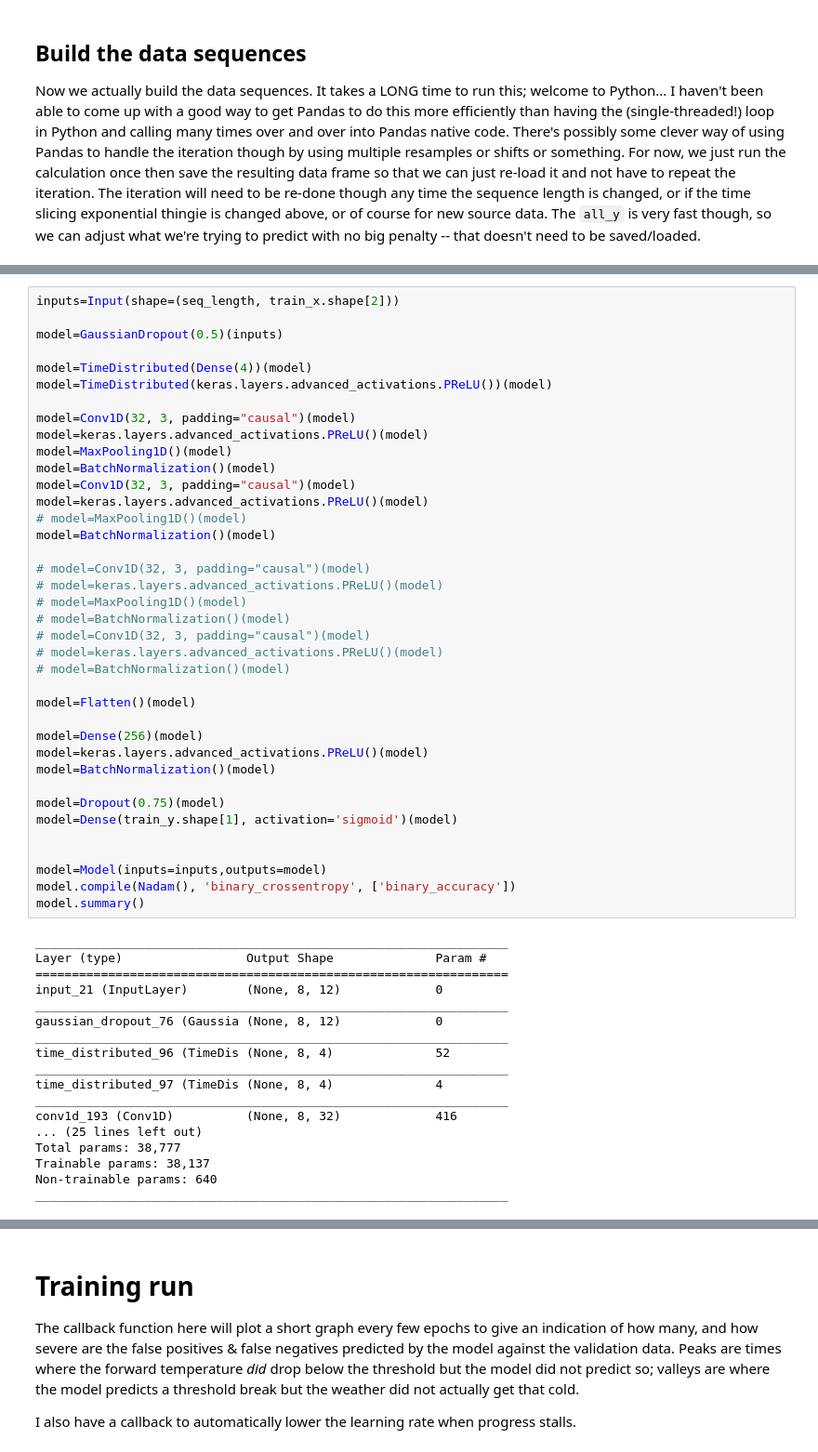
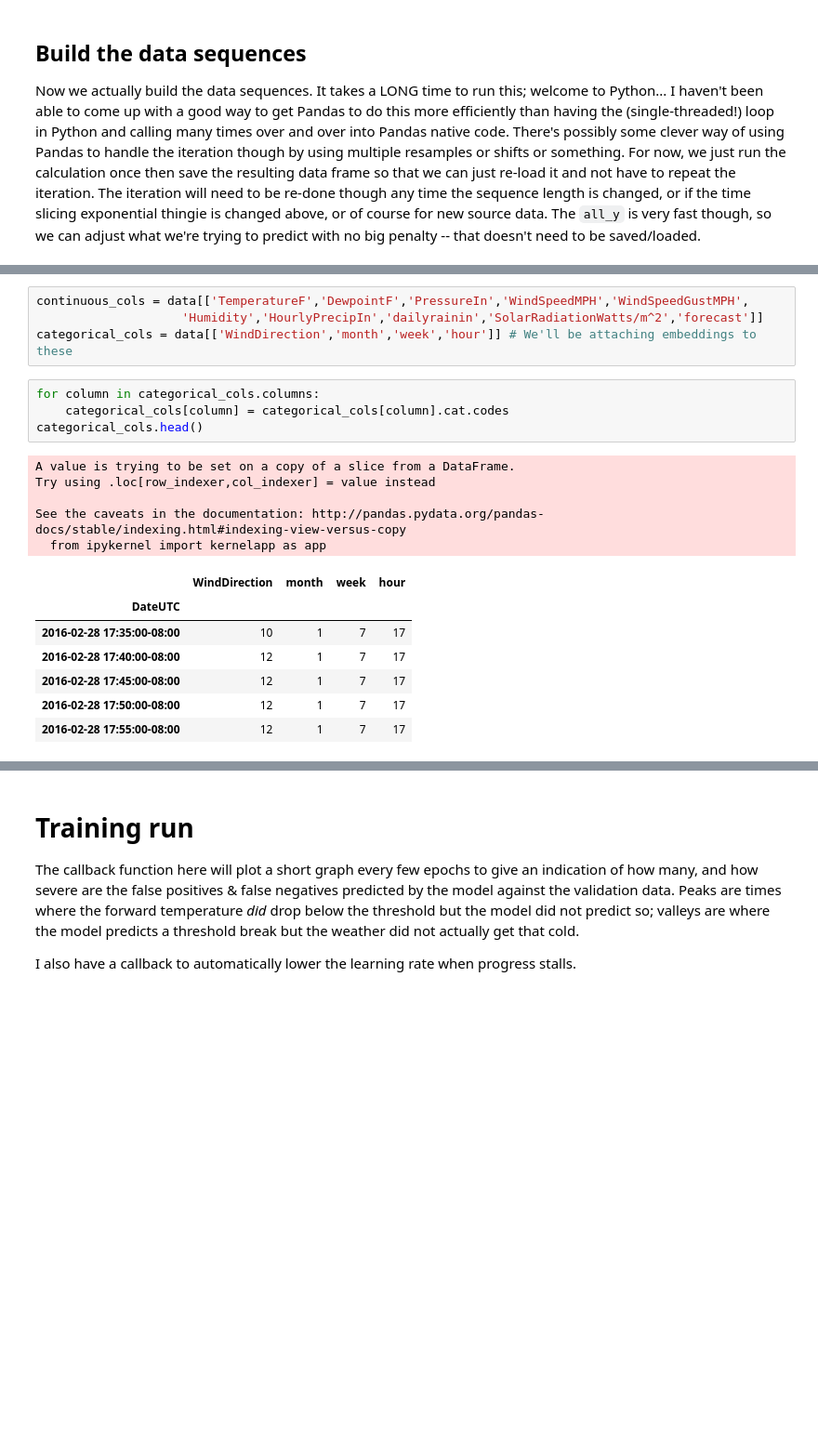
Before and after one commit to CienegaOrchards/Learning, a Jupyter notebook: Weather supplemental data.ipynb, the cells around one changed output, grey strips where cells are left out. Shown: that part at 93% size. Drawn from its saved outputs; the diff is of its cells as text; blank space fills up the shorter version.

```diff
--- a/Weather supplemental data.ipynb
+++ b/Weather supplemental data.ipynb
@@ -162,56 +86,21 @@ I'm going to use a CNN here, where I'm creating convolutions over the time dimen
-# %%
-inputs=Input(shape=(seq_length, train_x.shape[2]))
-
-model=GaussianDropout(0.5)(inputs)
-
-model=TimeDistributed(Dense(4))(model)
-model=TimeDistributed(keras.layers.advanced_activations.PReLU())(model)
-
-model=Conv1D(32, 3, padding="causal")(model)
-model=keras.layers.advanced_activations.PReLU()(model)
-model=MaxPooling1D()(model)
-model=BatchNormalization()(model)
-model=Conv1D(32, 3, padding="causal")(model)
-model=keras.layers.advanced_activations.PReLU()(model)
-# model=MaxPooling1D()(model)
-model=BatchNormalization()(model)
-
-# model=Conv1D(32, 3, padding="causal")(model)
-# model=keras.layers.advanced_activations.PReLU()(model)
-# model=MaxPooling1D()(model)
-# model=BatchNormalization()(model)
-# model=Conv1D(32, 3, padding="causal")(model)
-# model=keras.layers.advanced_activations.PReLU()(model)
-# model=BatchNormalization()(model)
-
-model=Flatten()(model)
-
-model=Dense(256)(model)
-model=keras.layers.advanced_activations.PReLU()(model)
-model=BatchNormalization()(model)
-
-model=Dropout(0.75)(model)
-model=Dense(train_y.shape[1], activation='sigmoid')(model)
-
-
-model=Model(inputs=inputs,outputs=model)
-model.compile(Nadam(), 'binary_crossentropy', ['binary_accuracy'])
-model.summary()
-# %% [output]
-_________________________________________________________________
-Layer (type)                 Output Shape              Param #
-=================================================================
-input_21 (InputLayer)        (None, 8, 12)             0
-_________________________________________________________________
-gaussian_dropout_76 (Gaussia (None, 8, 12)             0
-_________________________________________________________________
-time_distributed_96 (TimeDis (None, 8, 4)              52
-_________________________________________________________________
-time_distributed_97 (TimeDis (None, 8, 4)              4
-_________________________________________________________________
-conv1d_193 (Conv1D)          (None, 8, 32)             416
-... (25 lines left out)
-Total params: 38,777
-Trainable params: 38,137
-Non-trainable params: 640
-_________________________________________________________________
+# %%
+continuous_cols = data[['TemperatureF','DewpointF','PressureIn','WindSpeedMPH','WindSpeedGustMPH',
+                    'Humidity','HourlyPrecipIn','dailyrainin','SolarRadiationWatts/m^2','forecast']]
+categorical_cols = data[['WindDirection','month','week','hour']] # We'll be attaching embeddings to these
+# %%
+for column in categorical_cols.columns:
+    categorical_cols[column] = categorical_cols[column].cat.codes
+categorical_cols.head()
+# %% [output]
+A value is trying to be set on a copy of a slice from a DataFrame.
+Try using .loc[row_indexer,col_indexer] = value instead
+
+See the caveats in the documentation: http://pandas.pydata.org/pandas-docs/stable/indexing.html#indexing-view-versus-copy
+  from ipykernel import kernelapp as app
+|  | WindDirection | month | week | hour |
+| DateUTC |  |  |  |  |
+| 2016-02-28 17:35:00-08:00 | 10 | 1 | 7 | 17 |
+| 2016-02-28 17:40:00-08:00 | 12 | 1 | 7 | 17 |
+| 2016-02-28 17:45:00-08:00 | 12 | 1 | 7 | 17 |
+| 2016-02-28 17:50:00-08:00 | 12 | 1 | 7 | 17 |
+| 2016-02-28 17:55:00-08:00 | 12 | 1 | 7 | 17 |
```
Also changed, not shown: parts of 27 cells of this notebook, 3 other files.
